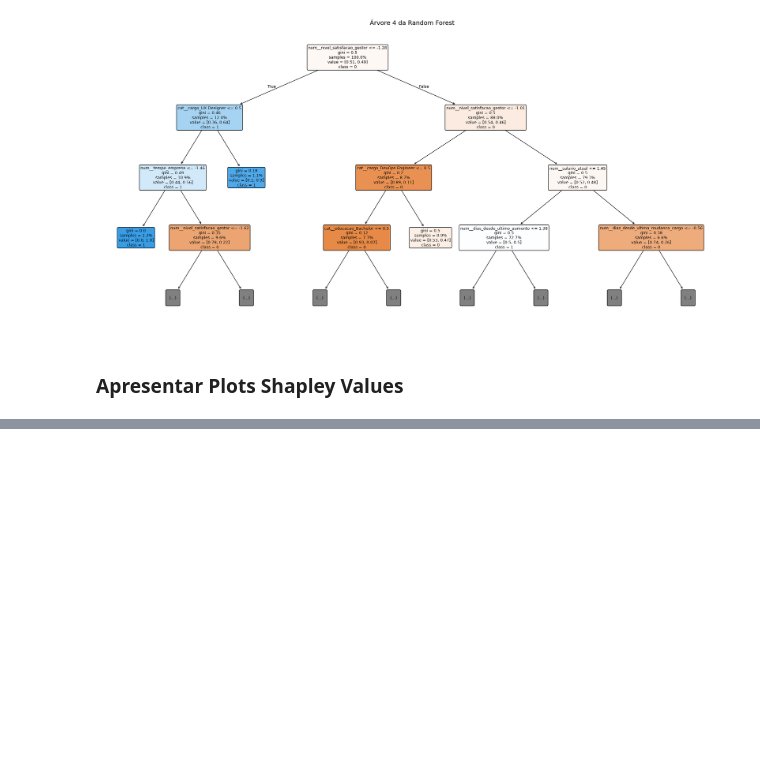
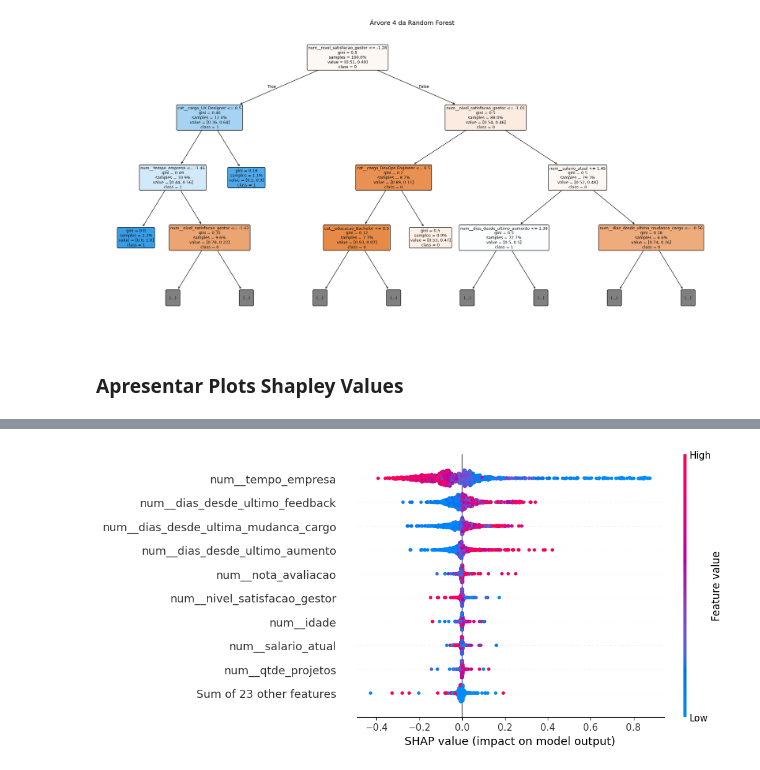
Before and after one commit to ggcds/AI_Development, a Jupyter notebook: Ensemble_Modelos/2.Random_Forest/churn_employee.ipynb, the cells around one changed output, grey strips where cells are left out. Saved outputs shown, nothing was run; the diff lists cells and outputs as text; code cells hidden in the pictures; blank space fills up the shorter version.

```diff
--- a/Ensemble_Modelos/2.Random_Forest/churn_employee.ipynb
+++ b/Ensemble_Modelos/2.Random_Forest/churn_employee.ipynb
@@ -748,0 +761,5 @@ for i in range(5):
+# %%
+# Plot de Beeswarm Global
+shap.plots.beeswarm(shap_values_class, max_display=10)
+# %% [output]
+[figure, added]
```
Also changed, not shown: parts of 14 cells of this notebook.
